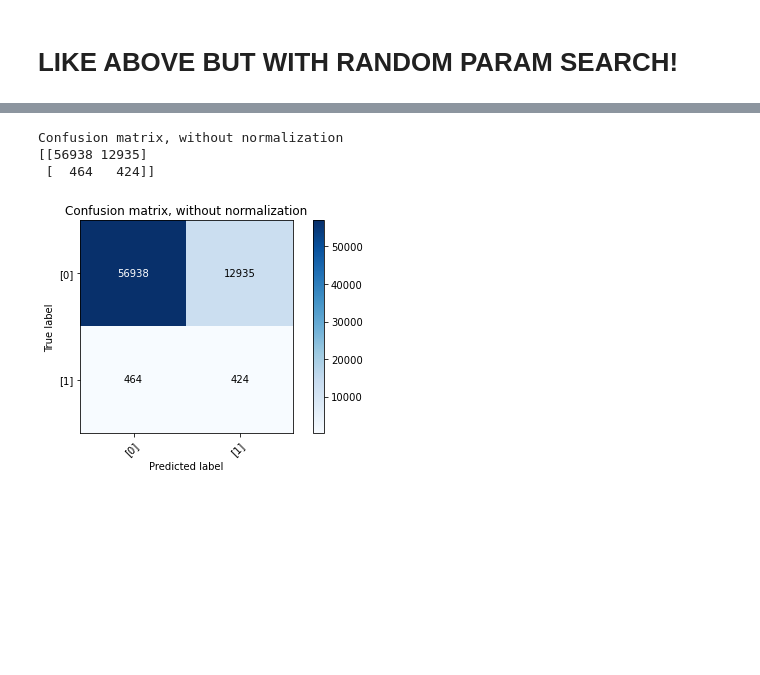
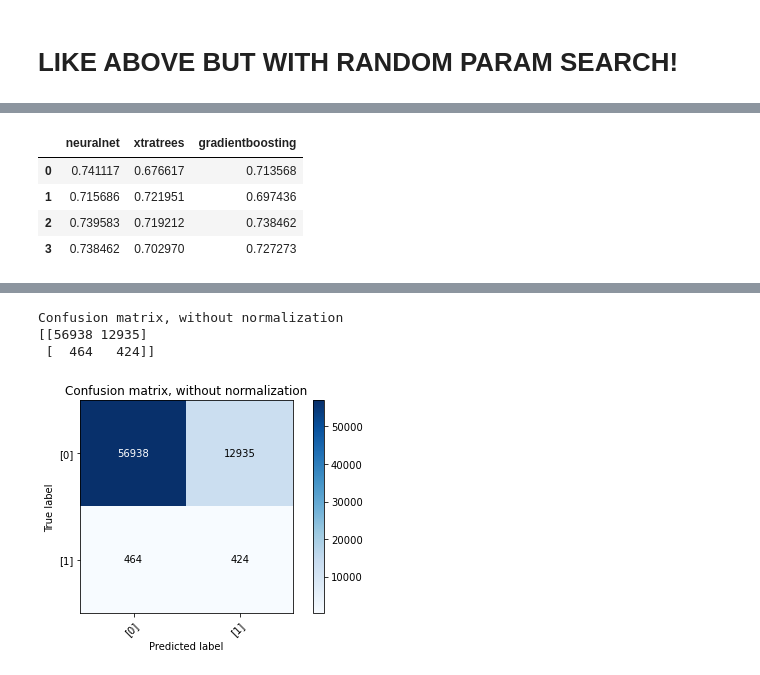
Before and after one commit to smautner/pig, a Jupyter notebook: improvedML.ipynb, the cells around one changed output, grey strips where cells are left out. Cells and saved outputs as stored; diff of their text form; code cells hidden in the pictures; blank space fills up the shorter version.

```diff
--- a/improvedML.ipynb
+++ b/improvedML.ipynb
@@ -314,0 +297,11 @@ display(HTML(pd.DataFrame(res,columns=rs.clfnames).to_html()))
+# %%
+%%time
+debug=True
+from random_param_search_performance import random_param_search as rps
+rps(featurelists, p, n, randseed, n_splits=2, debug=debug)
+# %% [output]
+|  | neuralnet | xtratrees | gradientboosting |
+| 0 | 0.741117 | 0.676617 | 0.713568 |
+| 1 | 0.715686 | 0.721951 | 0.697436 |
+| 2 | 0.739583 | 0.719212 | 0.738462 |
+| 3 | 0.738462 | 0.702970 | 0.727273 |
```
Also changed, not shown: parts of 5 cells of this notebook, 3 other files.
